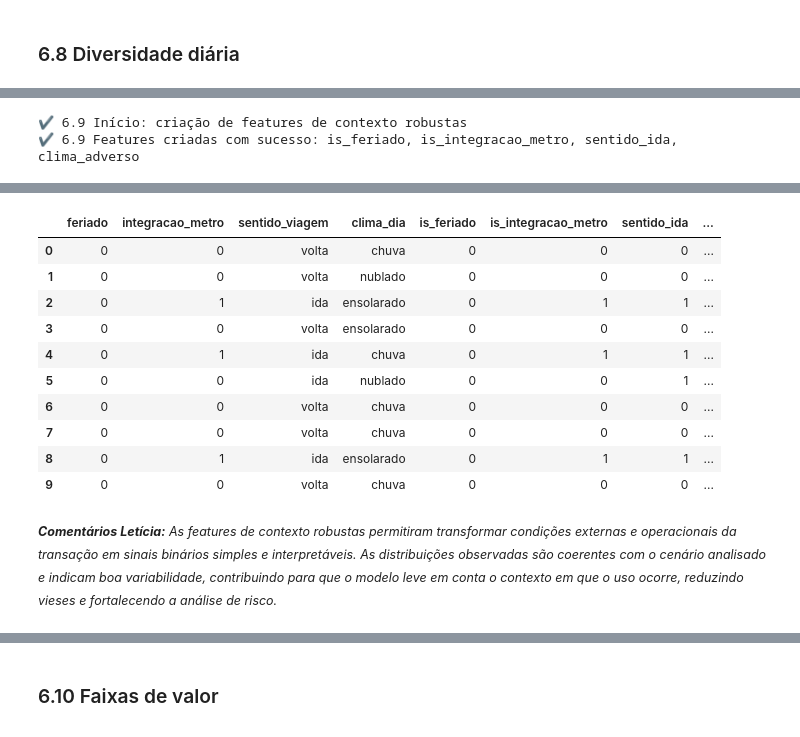
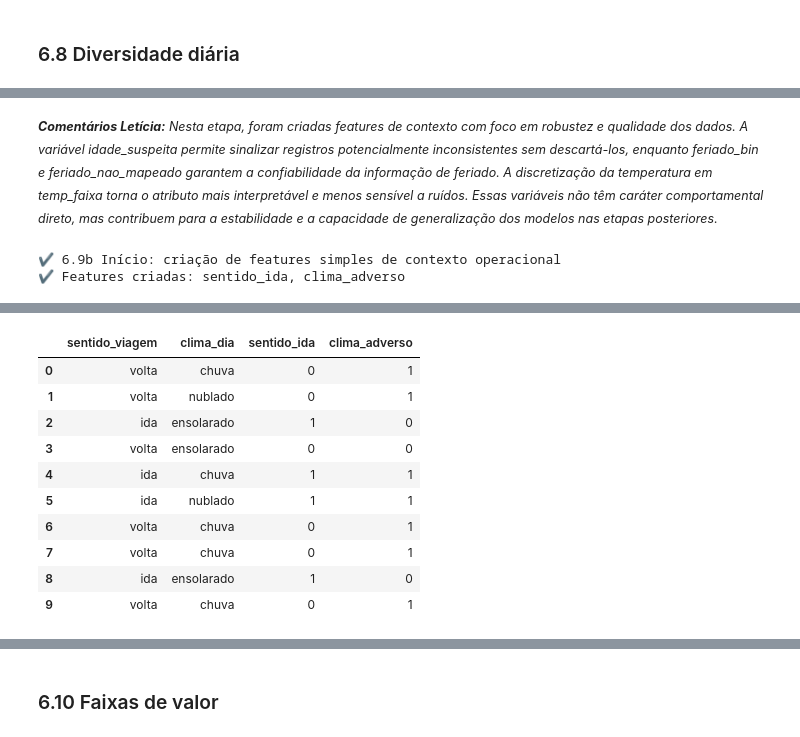
Before and after one commit to lpdata/fraude_bilhetagem, a Jupyter notebook: notebooks/02_tratamento_features.ipynb, the cells around one changed output, grey strips where cells are left out. Saved outputs shown, nothing was run; the diff lists cells and outputs as text; code cells hidden in the pictures.

```diff
--- a/notebooks/02_tratamento_features.ipynb
+++ b/notebooks/02_tratamento_features.ipynb
@@ -1139,0 +1092,19 @@ display(
+# %%
+# Garante que o flag existe e está coerente com o threshold definido
+# (mantém a regra conservadora: >= 4 transações em 24h)
+df['uso_intenso_24h'] = (df['qtd_transacoes_24h'] >= 4).astype(int)
+
+checkpoint("Feature criada/validada: uso_intenso_24h (qtd_transacoes_24h >= 4)")
+
+display(df['uso_intenso_24h'].value_counts(dropna=False).to_frame('contagem'))
+
+display(
+    df[['qtd_transacoes_24h', 'uso_intenso_24h']]
+    .describe()
+)
+
+# Amostra apenas dos casos ativados (se existirem)
+display(
+    df.loc[df['uso_intenso_24h'] == 1, ['id_cartao', 'ts_transacao', 'qtd_transacoes_24h', 'uso_intenso_24h']]
+    .head(10)
+)
@@ -1202,35 +1326,29 @@ display(
+# %% [markdown]
+<small>***Comentários Letícia:** Nesta etapa, foram criadas features de contexto com foco em robustez e qualidade dos dados. A variável idade_suspeita permite sinalizar registros potencialmente inconsistentes sem descartá-los, enquanto feriado_bin e feriado_nao_mapeado garantem a confiabilidade da informação de feriado. A discretização da temperatura em temp_faixa torna o atributo mais interpretável e menos sensível a ruídos. Essas variáveis não têm caráter comportamental direto, mas contribuem para a estabilidade e a capacidade de generalização dos modelos nas etapas posteriores.*</small>
 # %%
-checkpoint("6.9 Início: criação de features de contexto robustas")
+# Features de contexto simples
 
-# Indicador de transação em dia de feriado (garantia de binário)
-df['is_feriado'] = df['feriado'].astype(int)
-
-# Indicador de integração com metrô
-df['is_integracao_metro'] = df['integracao_metro'].astype(int)
+checkpoint("6.9b Início: criação de features simples de contexto operacional")
 
 # Indicador de sentido da viagem (ida = 1, volta = 0)
 df['sentido_ida'] = (df['sentido_viagem'] == 'ida').astype(int)
 
-# Clima: indicador de condição potencialmente adversa
+# Indicador de condição climática potencialmente adversa
 df['clima_adverso'] = df['clima_dia'].isin(['chuva', 'nublado']).astype(int)
 
 checkpoint(
-    "6.9 Features criadas com sucesso: "
-    "is_feriado, is_integracao_metro, sentido_ida, clima_adverso"
+    "Features criadas: sentido_ida, clima_adverso"
 )
 
 display(
-    df[
-        ['is_feriado', 'is_integracao_metro', 'sentido_ida', 'clima_adverso']
-    ].describe()
+    df[['sentido_ida', 'clima_adverso']]
+    .describe()
 )
 
 display(
-    df[
-        ['feriado', 'integracao_metro', 'sentido_viagem', 'clima_dia',
-         'is_feriado', 'is_integracao_metro', 'sentido_ida', 'clima_adverso']
-    ].head(10)
+    df[['sentido_viagem', 'clima_dia', 'sentido_ida', 'clima_adverso']]
+    .head(10)
 )
 # %% [output]
-✔ 6.9 Início: criação de features de contexto robustas
-✔ 6.9 Features criadas com sucesso: is_feriado, is_integracao_metro, sentido_ida, clima_adverso
+✔ 6.9b Início: criação de features simples de contexto operacional
+✔ Features criadas: sentido_ida, clima_adverso
@@ -1246,13 +1364,11 @@ display(
-|  | feriado | integracao_metro | sentido_viagem | clima_dia | is_feriado | is_integracao_metro | sentido_ida | ... |
-| 0 | 0 | 0 | volta | chuva | 0 | 0 | 0 | ... |
-| 1 | 0 | 0 | volta | nublado | 0 | 0 | 0 | ... |
-| 2 | 0 | 1 | ida | ensolarado | 0 | 1 | 1 | ... |
-| 3 | 0 | 0 | volta | ensolarado | 0 | 0 | 0 | ... |
-| 4 | 0 | 1 | ida | chuva | 0 | 1 | 1 | ... |
-| 5 | 0 | 0 | ida | nublado | 0 | 0 | 1 | ... |
-| 6 | 0 | 0 | volta | chuva | 0 | 0 | 0 | ... |
-| 7 | 0 | 0 | volta | chuva | 0 | 0 | 0 | ... |
-| 8 | 0 | 1 | ida | ensolarado | 0 | 1 | 1 | ... |
-| 9 | 0 | 0 | volta | chuva | 0 | 0 | 0 | ... |
+|  | sentido_viagem | clima_dia | sentido_ida | clima_adverso |
+| 0 | volta | chuva | 0 | 1 |
+| 1 | volta | nublado | 0 | 1 |
+| 2 | ida | ensolarado | 1 | 0 |
+| 3 | volta | ensolarado | 0 | 0 |
+| 4 | ida | chuva | 1 | 1 |
+| 5 | ida | nublado | 1 | 1 |
+| 6 | volta | chuva | 0 | 1 |
+| 7 | volta | chuva | 0 | 1 |
+| 8 | ida | ensolarado | 1 | 0 |
+| 9 | volta | chuva | 0 | 1 |
-# %% [markdown]
-<small>***Comentários Letícia:** As features de contexto robustas permitiram transformar condições externas e operacionais da transação em sinais binários simples e interpretáveis. As distribuições observadas são coerentes com o cenário analisado e indicam boa variabilidade, contribuindo para que o modelo leve em conta o contexto em que o uso ocorre, reduzindo vieses e fortalecendo a análise de risco.*</small>
```
Also changed, not shown: parts of 47 cells of this notebook.
